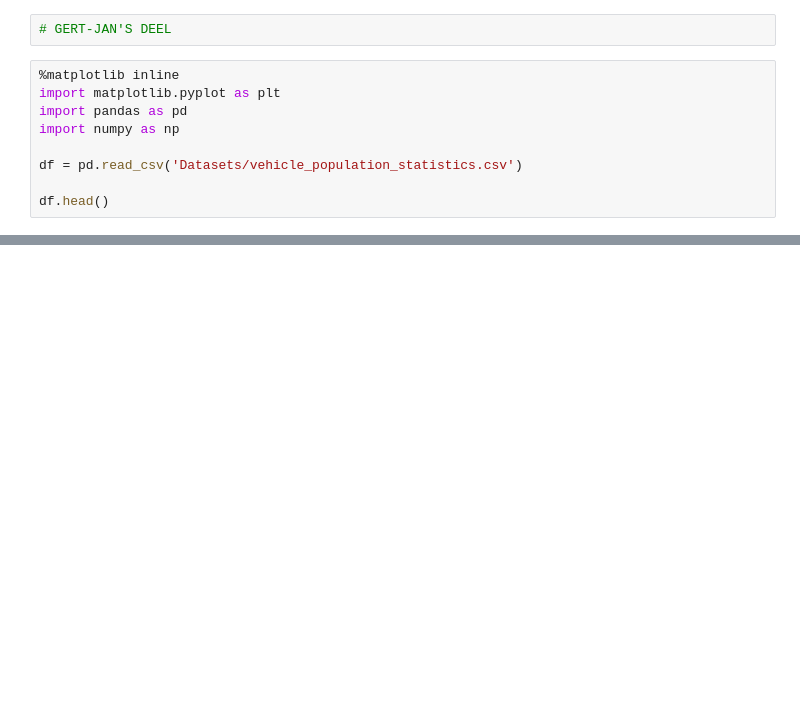
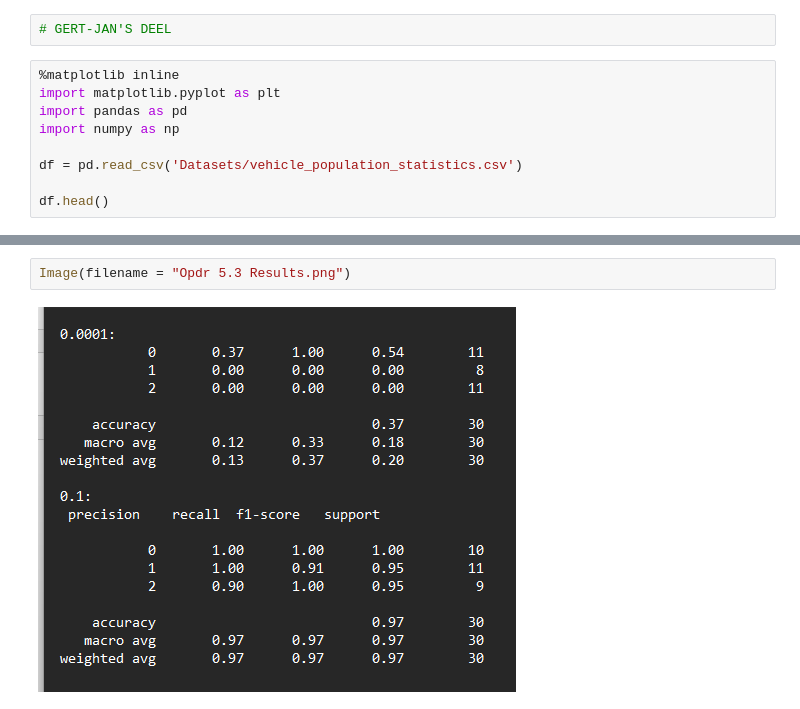
Before and after one commit to GertieMeneer/TI2.4-MachineLearning, a Jupyter notebook: MachineLearning.ipynb, the cells around one changed output, grey strips where cells are left out. Saved outputs shown, nothing was run; the diff lists cells and outputs as text; blank space fills up the shorter version.

Commit message:
Opdr 5.3

```diff
--- a/MachineLearning.ipynb
+++ b/MachineLearning.ipynb
@@ -397,0 +341,4 @@ Image(filename = "Sketch Neural Network.png")
+# %%
+Image(filename = "Opdr 5.3 Results.png")
+# %% [output]
+[figure, added]
```
Also changed, not shown: parts of 123 cells of this notebook, 3 other files.
